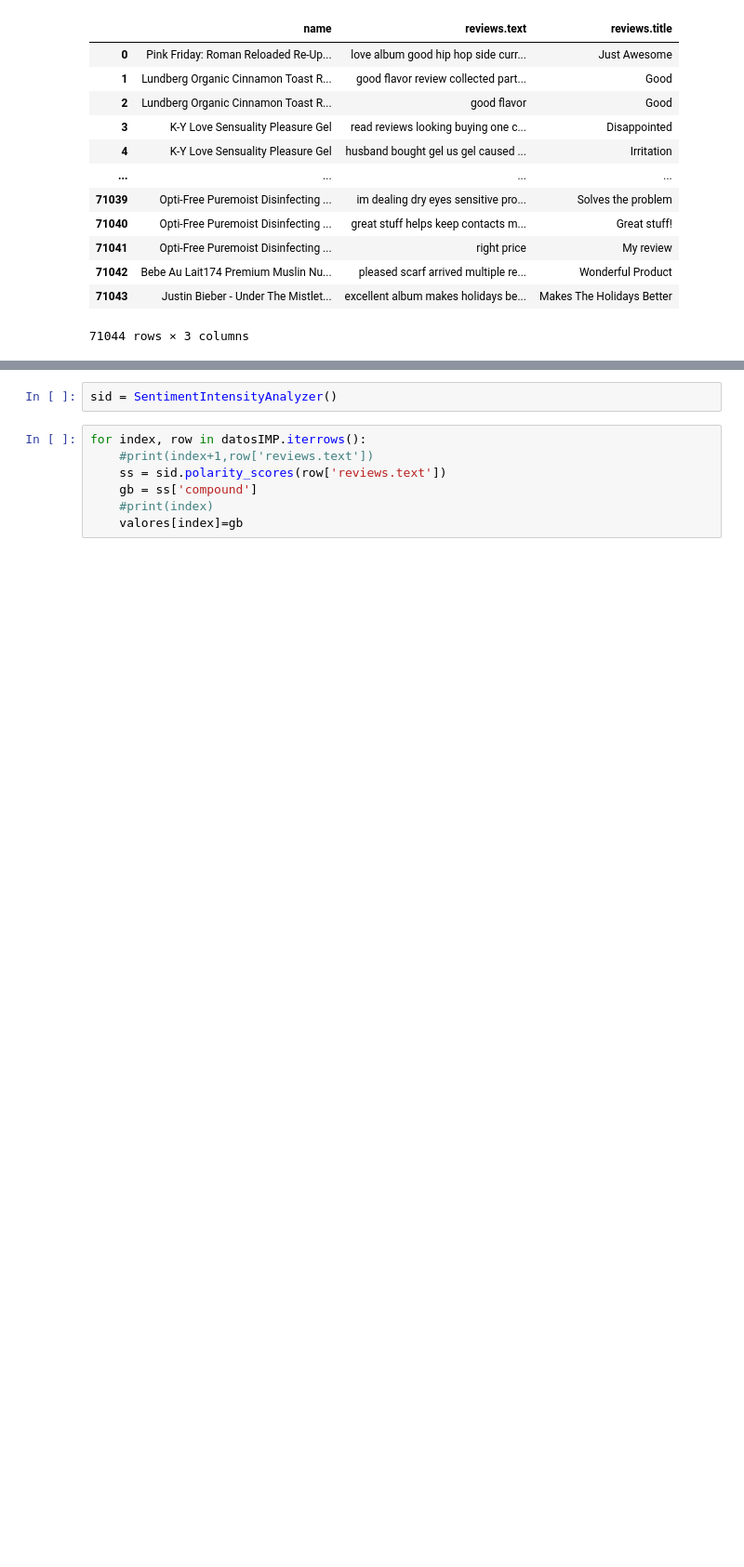
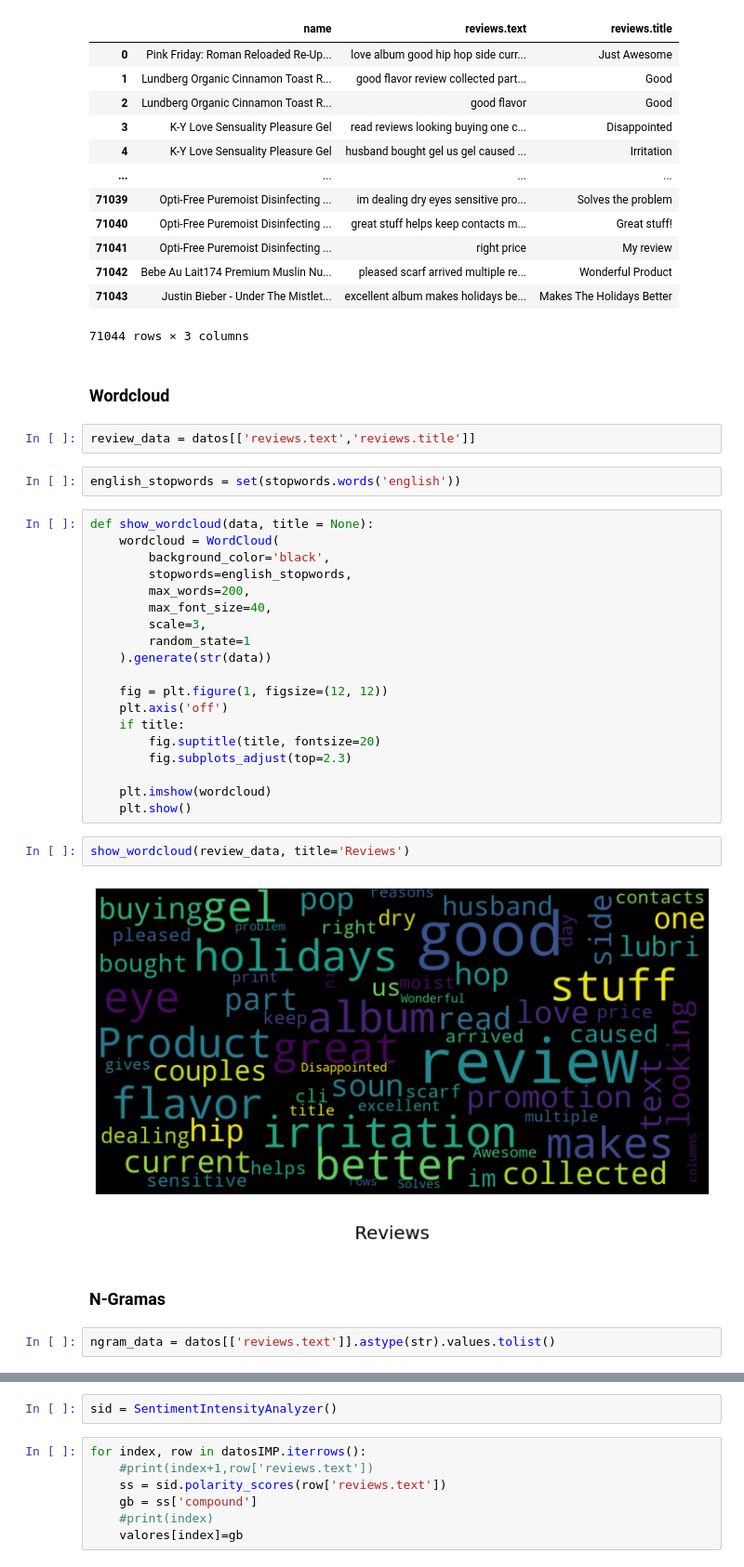
Before and after one commit to RodrigoZea/HDT5DS, a Jupyter notebook: hdt5.ipynb, the cells around one changed output, grey strips where cells are left out. Shown at 93% size. Saved outputs shown, nothing was run; the diff lists cells and outputs as text; blank space fills up the shorter version.

Commit message:
Agregando word cloud y ngramas, saludos Jorge.

```diff
--- a/hdt5.ipynb
+++ b/hdt5.ipynb
@@ -72,3 +76,36 @@ datosIMP
 | 71042 | Bebe Au Lait174 Premium Muslin Nu... | pleased scarf arrived multiple re... | Wonderful Product |
 | 71043 | Justin Bieber - Under The Mistlet... | excellent album makes holidays be... | Makes The Holidays Better |
 71044 rows × 3 columns
+# %% [markdown]
+### Wordcloud
+# %%
+review_data = datos[['reviews.text','reviews.title']]
+# %%
+english_stopwords = set(stopwords.words('english'))
+# %%
+def show_wordcloud(data, title = None):
+    wordcloud = WordCloud(
+        background_color='black',
+        stopwords=english_stopwords,
+        max_words=200,
+        max_font_size=40,
+        scale=3,
+        random_state=1
+    ).generate(str(data))
+
+    fig = plt.figure(1, figsize=(12, 12))
+    plt.axis('off')
+    if title:
+        fig.suptitle(title, fontsize=20)
+        fig.subplots_adjust(top=2.3)
+
+    plt.imshow(wordcloud)
+    plt.show()
+# %%
+show_wordcloud(review_data, title='Reviews')
+# %% [output]
+[figure, added]
+# %% [markdown]
+### N-Gramas
+# %%
+ngram_data = datos[['reviews.text']].astype(str).values.tolist()
```
Also changed, not shown: parts of 10 cells of this notebook.
